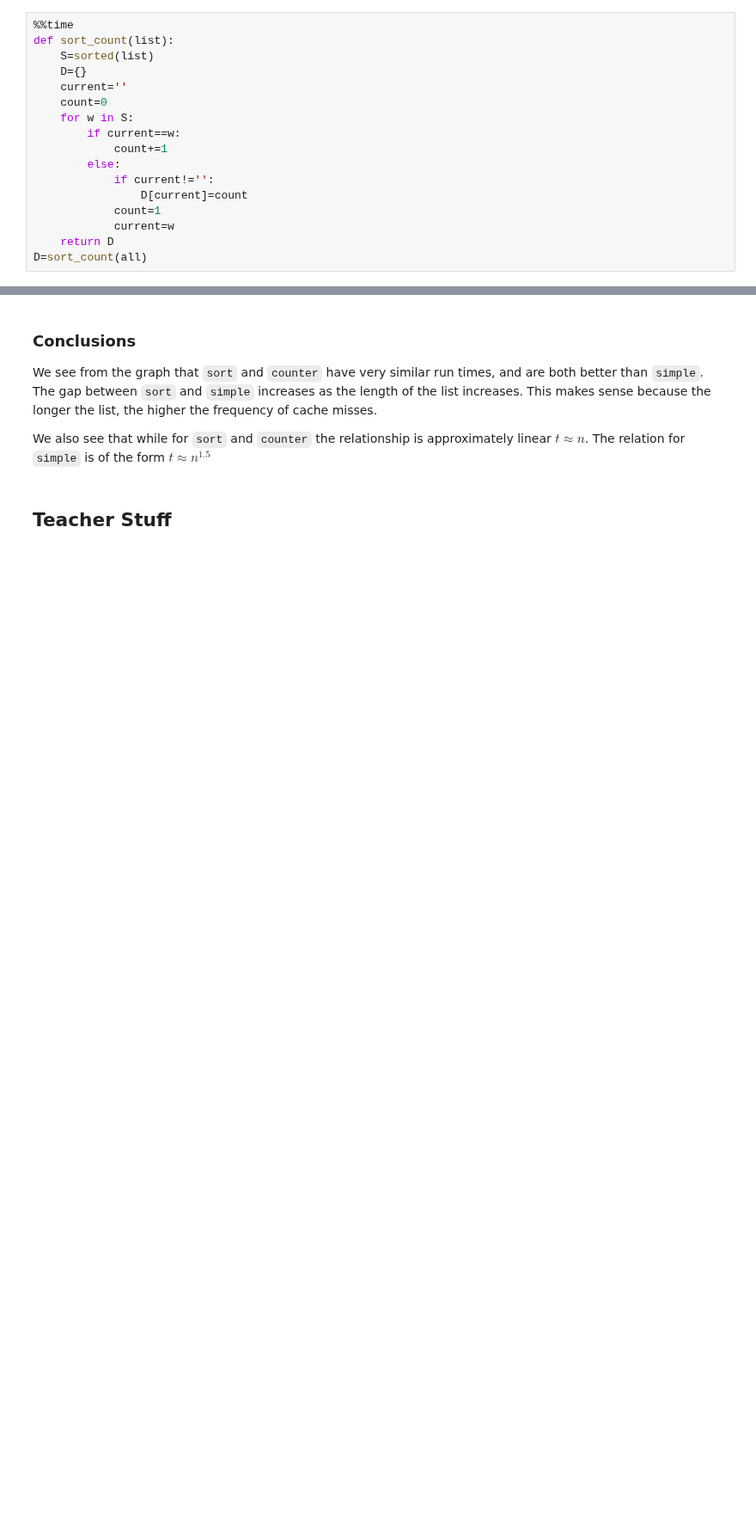
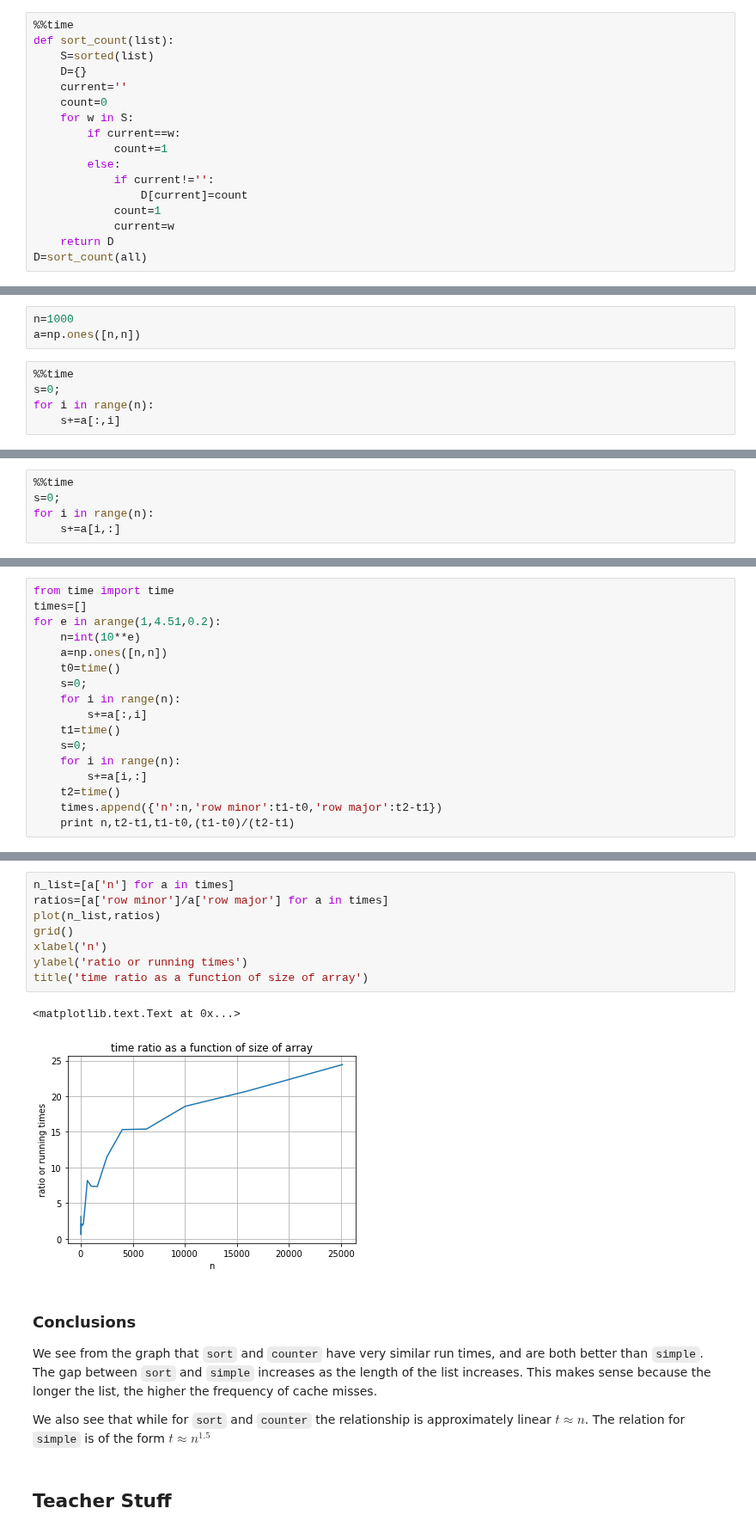
Before and after one commit to ucsd-edx/edX-Micro-Master-in-Data-Science, a Jupyter notebook: big-data-analytics-using-spark/notebooks/0.MemoryLatency/01_SimpleCount_MASTER.ipynb, the cells around one changed output, grey strips where cells are left out. Shown at 86% size. Saved outputs shown, nothing was run; the diff lists cells and outputs as text; blank space fills up the shorter version.

```diff
--- a/big-data-analytics-using-spark/notebooks/0.MemoryLatency/01_SimpleCount_MASTER.ipynb
+++ b/big-data-analytics-using-spark/notebooks/0.MemoryLatency/01_SimpleCount_MASTER.ipynb
@@ -153,0 +116,8 @@ ylabel('run time');
+# %%
+n=1000
+a=np.ones([n,n])
+# %%
+%%time
+s=0;
+for i in range(n):
+    s+=a[:,i]
@@ -153,0 +127,5 @@ ylabel('run time');
+# %%
+%%time
+s=0;
+for i in range(n):
+    s+=a[i,:]
@@ -153,0 +135,17 @@ ylabel('run time');
+# %%
+from time import time
+times=[]
+for e in arange(1,4.51,0.2):
+    n=int(10**e)
+    a=np.ones([n,n])
+    t0=time()
+    s=0;
+    for i in range(n):
+        s+=a[:,i]
+    t1=time()
+    s=0;
+    for i in range(n):
+        s+=a[i,:]
+    t2=time()
+    times.append({'n':n,'row minor':t1-t0,'row major':t2-t1})
+    print n,t2-t1,t1-t0,(t1-t0)/(t2-t1)
@@ -154,3 +171,14 @@ ylabel('run time');
+# %%
+n_list=[a['n'] for a in times]
+ratios=[a['row minor']/a['row major'] for a in times]
+plot(n_list,ratios)
+grid()
+xlabel('n')
+ylabel('ratio or running times')
+title('time ratio as a function of size of array')
+# %% [output]
+<matplotlib.text.Text at 0x...>
+[figure, added]
 # %% [markdown]
 ### Conclusions
 We see from the graph that `sort` and `counter` have very similar run times, and are both better than `simple`. The gap between `sort` and `simple` increases as the length of the list increases. This makes sense because the longer the list, the higher the frequency of cache misses.
```
Also changed, not shown: parts of 19 cells of this notebook.
